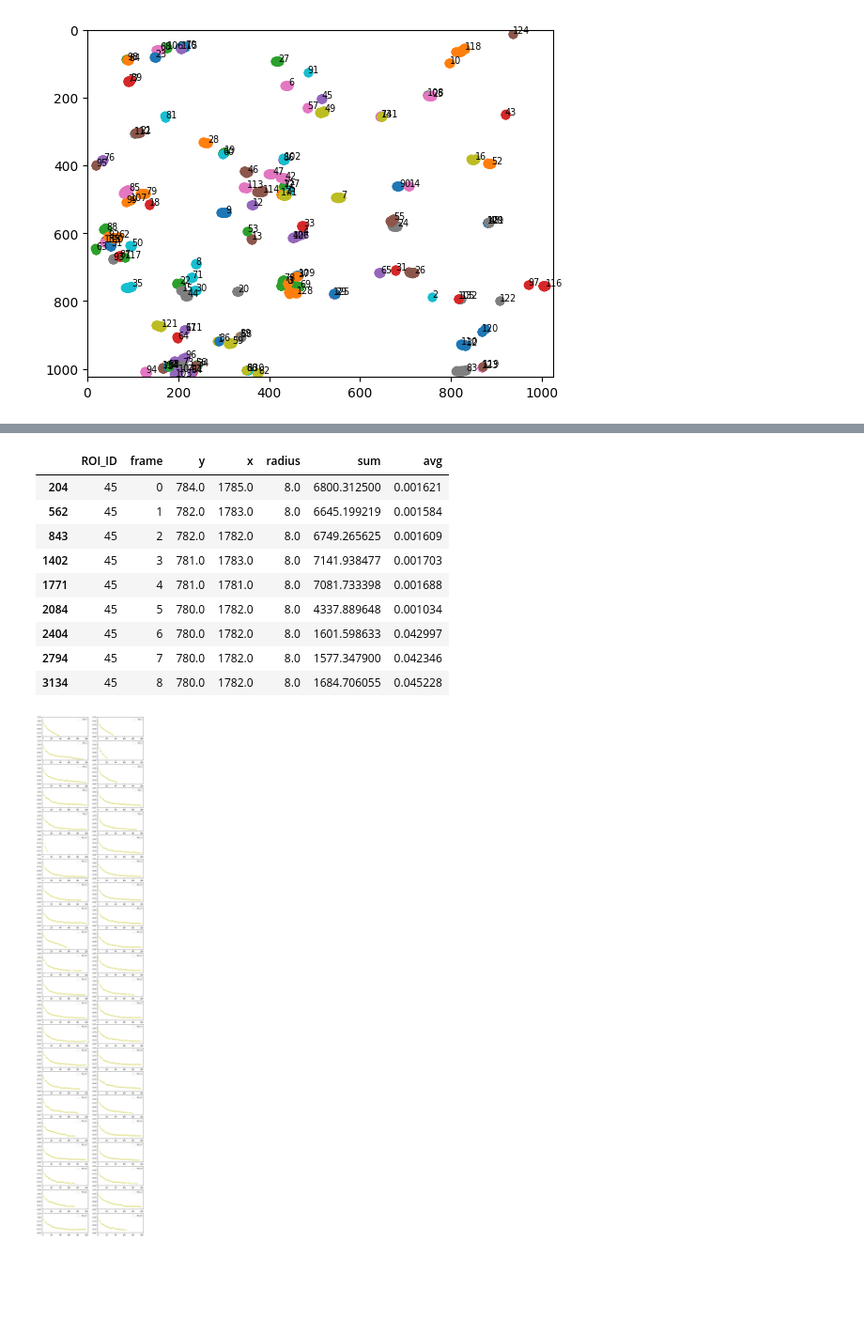
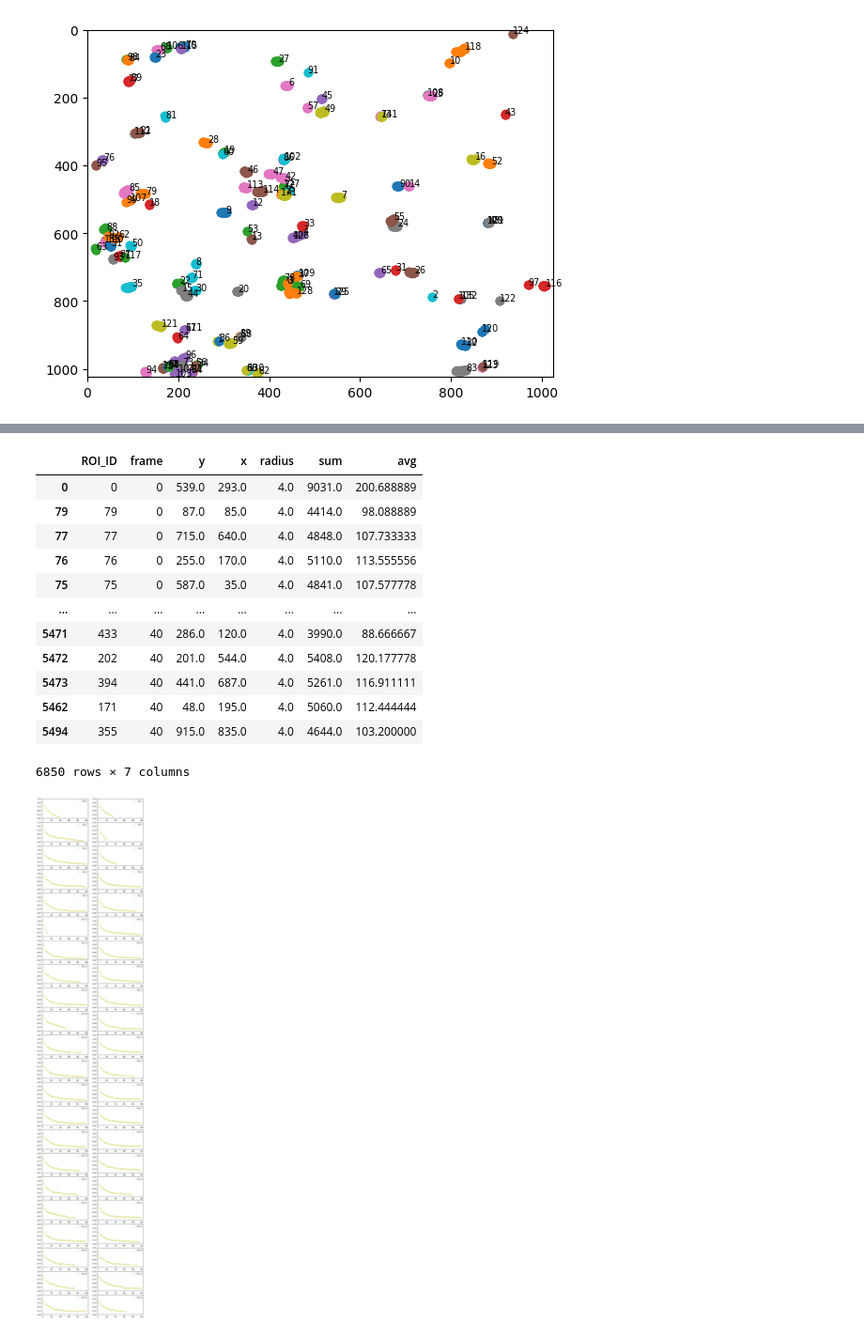
Before and after one commit to jglichowsk/organelle-measure, a Jupyter notebook: organelle_measure/notebooks/myo1-globular-timelapse-analysis.ipynb, the cells around one changed output, grey strips where cells are left out. Shown at 94% size. Saved outputs shown, nothing was run; the diff lists cells and outputs as text; code cells hidden in the pictures; blank space fills up the shorter version.

```diff
--- a/organelle_measure/notebooks/myo1-globular-timelapse-analysis.ipynb
+++ b/organelle_measure/notebooks/myo1-globular-timelapse-analysis.ipynb
@@ -534,4 +514,6 @@ def roi_subplots(df: pd.DataFrame, num_rows: int, num_columns: int=2, metric: st
         return a_vals,b_vals,c_vals
     else:
         return
+# %%
+rundf=pd.read_csv(r'C:\Users\jglic\Downloads\06102026 myo1 high res\SUM-confyellow-jg_06102026_ey2795-myo1_glucose-2.0_fov1_despeckle_r=4.csv')
 # %%
@@ -542,16 +524,19 @@ roi_subplots(julrun, num_rows=int(len(np.unique(julrun['ROI_ID'].values))/2),fit
 # %%
-novdf.loc[novdf.ROI_ID==45]
+rundf
 # %% [output]
 |  | ROI_ID | frame | y | x | radius | sum | avg |
-| 204 | 45 | 0 | 784.0 | 1785.0 | 8.0 | 6800.312500 | 0.001621 |
-| 562 | 45 | 1 | 782.0 | 1783.0 | 8.0 | 6645.199219 | 0.001584 |
-| 843 | 45 | 2 | 782.0 | 1782.0 | 8.0 | 6749.265625 | 0.001609 |
-| 1402 | 45 | 3 | 781.0 | 1783.0 | 8.0 | 7141.938477 | 0.001703 |
-| 1771 | 45 | 4 | 781.0 | 1781.0 | 8.0 | 7081.733398 | 0.001688 |
-| 2084 | 45 | 5 | 780.0 | 1782.0 | 8.0 | 4337.889648 | 0.001034 |
-| 2404 | 45 | 6 | 780.0 | 1782.0 | 8.0 | 1601.598633 | 0.042997 |
-| 2794 | 45 | 7 | 780.0 | 1782.0 | 8.0 | 1577.347900 | 0.042346 |
-| 3134 | 45 | 8 | 780.0 | 1782.0 | 8.0 | 1684.706055 | 0.045228 |
+| 0 | 0 | 0 | 539.0 | 293.0 | 4.0 | 9031.0 | 200.688889 |
+| 79 | 79 | 0 | 87.0 | 85.0 | 4.0 | 4414.0 | 98.088889 |
+| 77 | 77 | 0 | 715.0 | 640.0 | 4.0 | 4848.0 | 107.733333 |
+| 76 | 76 | 0 | 255.0 | 170.0 | 4.0 | 5110.0 | 113.555556 |
+| 75 | 75 | 0 | 587.0 | 35.0 | 4.0 | 4841.0 | 107.577778 |
+| ... | ... | ... | ... | ... | ... | ... | ... |
+| 5471 | 433 | 40 | 286.0 | 120.0 | 4.0 | 3990.0 | 88.666667 |
+| 5472 | 202 | 40 | 201.0 | 544.0 | 4.0 | 5408.0 | 120.177778 |
+| 5473 | 394 | 40 | 441.0 | 687.0 | 4.0 | 5261.0 | 116.911111 |
+| 5462 | 171 | 40 | 48.0 | 195.0 | 4.0 | 5060.0 | 112.444444 |
+| 5494 | 355 | 40 | 915.0 | 835.0 | 4.0 | 4644.0 | 103.200000 |
+6850 rows × 7 columns
 # %%
 # wa,wb,wc=roi_subplots(df_01292026_r1, num_rows=int(len(np.unique(df_01292026_r1['ROI_ID'].values))/2),fit=True,corr=False)
 xa,xb,xc=roi_subplots(df_01292026_r2, num_rows=int(len(np.unique(df_01292026_r2['ROI_ID'].values))/2), fit=True,corr=False)
```
Also changed, not shown: parts of 16 cells of this notebook, 6 other files.
